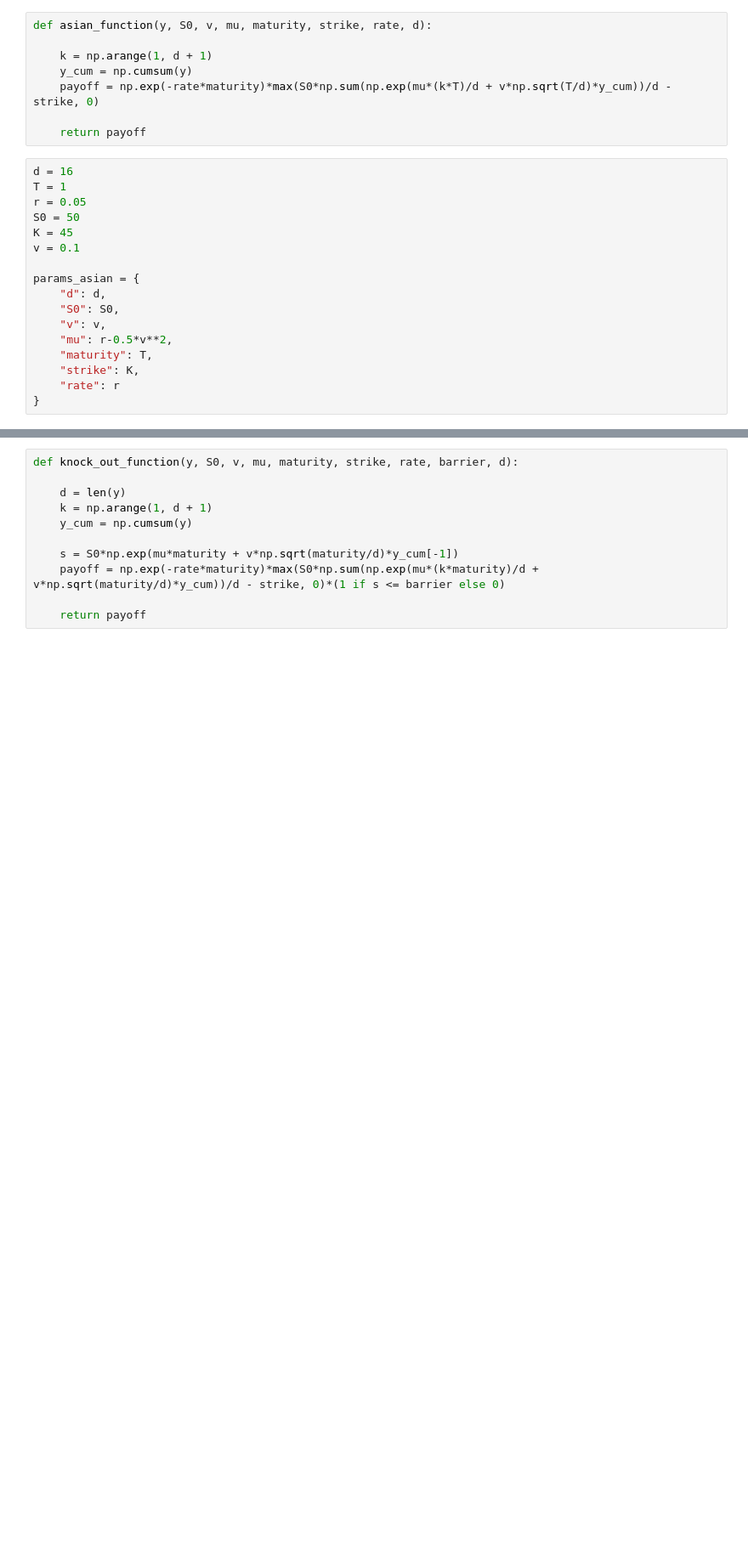
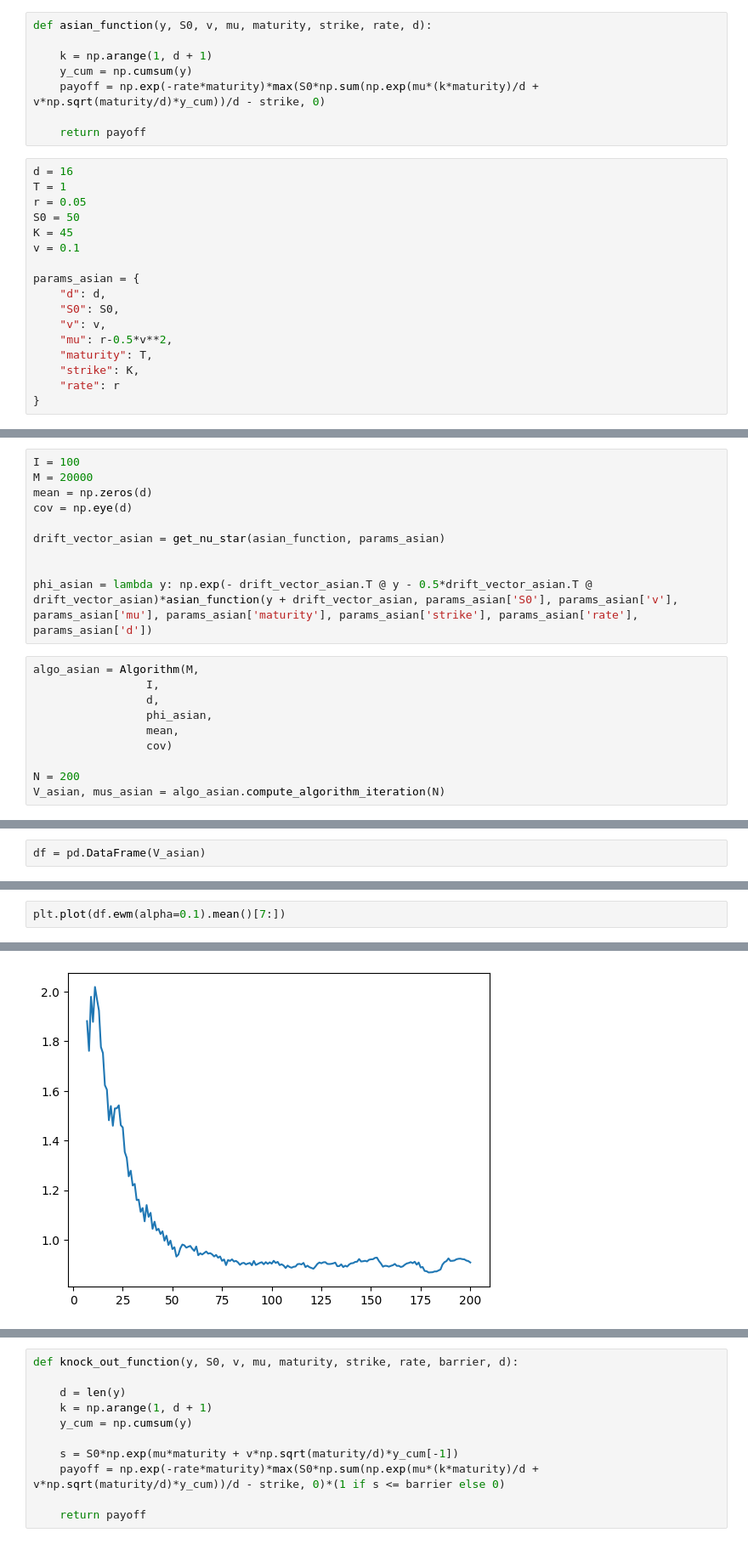
Before and after one commit to louismia22/Numerical-Probability, a Jupyter notebook: src/exploration.ipynb, the cells around one changed output, grey strips where cells are left out. Shown: that part at 85% size. Cells and saved outputs as stored; diff of their text form; blank space fills up the shorter version.

```diff
--- a/src/exploration.ipynb
+++ b/src/exploration.ipynb
@@ -24,7 +29,7 @@ def asian_function(y, S0, v, mu, maturity, strike, rate, d):
 
     k = np.arange(1, d + 1)
     y_cum = np.cumsum(y)
-    payoff = np.exp(-rate*maturity)*max(S0*np.sum(np.exp(mu*(k*T)/d + v*np.sqrt(T/d)*y_cum))/d - strike, 0)
+    payoff = np.exp(-rate*maturity)*max(S0*np.sum(np.exp(mu*(k*maturity)/d + v*np.sqrt(maturity/d)*y_cum))/d - strike, 0)
 
     return payoff
 # %%
@@ -54,0 +52,20 @@ array([0.40982835, 0.38528402, 0.36056971, 0.33569056, 0.31065248,
+# %%
+I = 100
+M = 20000
+mean = np.zeros(d)
+cov = np.eye(d)
+
+drift_vector_asian = get_nu_star(asian_function, params_asian)
+
+
+phi_asian = lambda y: np.exp(- drift_vector_asian.T @ y - 0.5*drift_vector_asian.T @ drift_vector_asian)*asian_function(y + drift_vector_asian, params_asian['S0'], params_asian['v'], params_asian['mu'], params_asian['maturity'], params_asian['strike'], params_asian['rate'], params_asian['d'])
+# %%
+algo_asian = Algorithm(M,
+                 I,
+                 d,
+                 phi_asian,
+                 mean,
+                 cov)
+
+N = 200
+V_asian, mus_asian = algo_asian.compute_algorithm_iteration(N)
@@ -54,0 +92,2 @@ array([0.40982835, 0.38528402, 0.36056971, 0.33569056, 0.31065248,
+# %%
+df = pd.DataFrame(V_asian)
@@ -54,0 +110,3 @@ array([0.40982835, 0.38528402, 0.36056971, 0.33569056, 0.31065248,
+# %%
+plt.plot(df.ewm(alpha=0.1).mean()[7:])
+# %% [output]
@@ -54,0 +114 @@ array([0.40982835, 0.38528402, 0.36056971, 0.33569056, 0.31065248,
+[figure, added]
```
Also changed, not shown: parts of 14 cells of this notebook, 1 other file.
